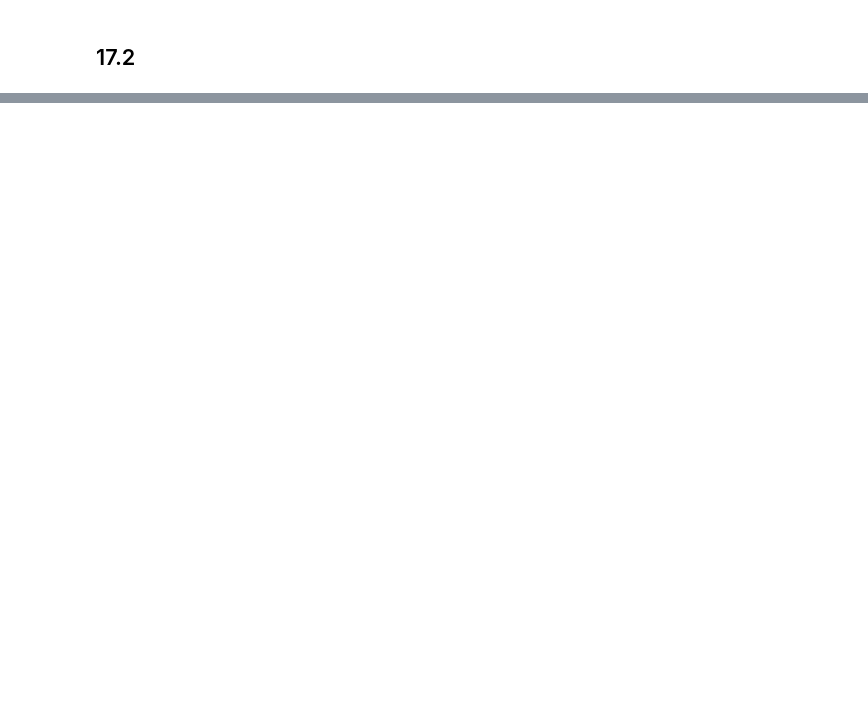
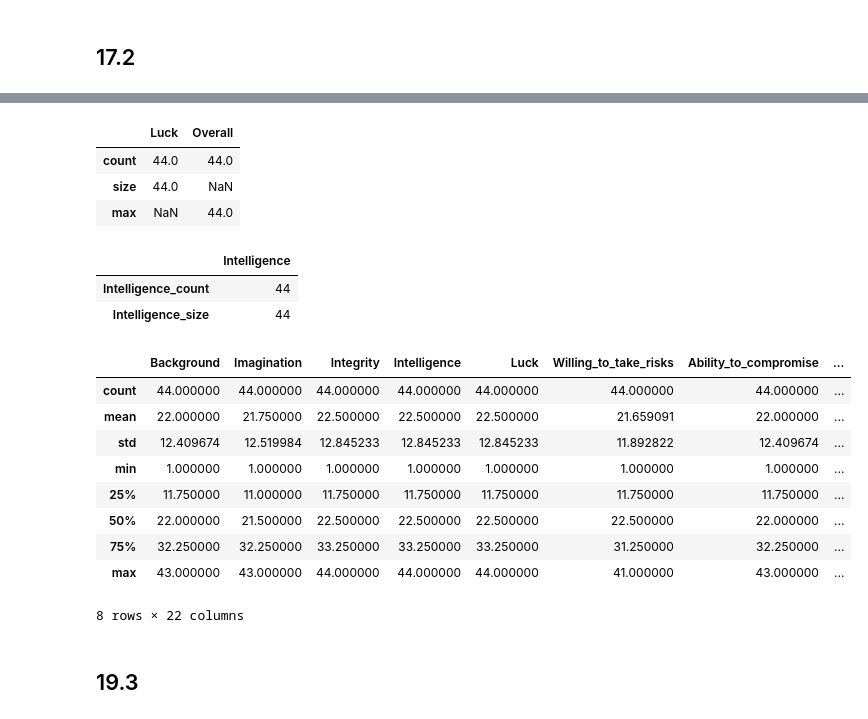
Before and after one commit to pydatawrangler/eda_ref, a Jupyter notebook: book-effective-pandas/effective_pandas_04_chap17-20.ipynb, the cells around one changed output, grey strips where cells are left out. Saved outputs shown, nothing was run; the diff lists cells and outputs as text; code cells hidden in the pictures; blank space fills up the shorter version.

```diff
--- a/book-effective-pandas/effective_pandas_04_chap17.ipynb
+++ b/book-effective-pandas/effective_pandas_04_chap17-20.ipynb
@@ -140,0 +408,30 @@ Text(0.5, 1.0, 'Presidential Ranking')
+# %%
+pres.agg({'Luck': ['count', 'size'], 'Overall': ['count', 'max']})
+# %% [output]
+|  | Luck | Overall |
+| count | 44.0 | 44.0 |
+| size | 44.0 | NaN |
+| max | NaN | 44.0 |
+# %%
+pres.agg(Intelligence_count=('Intelligence', 'count'),
+        Intelligence_size=('Intelligence', 'size')
+        )
+# %% [output]
+|  | Intelligence |
+| Intelligence_count | 44 |
+| Intelligence_size | 44 |
+# %%
+pres.describe()
+# %% [output]
+|  | Background | Imagination | Integrity | Intelligence | Luck | Willing_to_take_risks | Ability_to_compromise | ... |
+| count | 44.000000 | 44.000000 | 44.000000 | 44.000000 | 44.000000 | 44.000000 | 44.000000 | ... |
+| mean | 22.000000 | 21.750000 | 22.500000 | 22.500000 | 22.500000 | 21.659091 | 22.000000 | ... |
+| std | 12.409674 | 12.519984 | 12.845233 | 12.845233 | 12.845233 | 11.892822 | 12.409674 | ... |
+| min | 1.000000 | 1.000000 | 1.000000 | 1.000000 | 1.000000 | 1.000000 | 1.000000 | ... |
+| 25% | 11.750000 | 11.000000 | 11.750000 | 11.750000 | 11.750000 | 11.750000 | 11.750000 | ... |
+| 50% | 22.000000 | 21.500000 | 22.500000 | 22.500000 | 22.500000 | 22.500000 | 22.000000 | ... |
+| 75% | 32.250000 | 32.250000 | 33.250000 | 33.250000 | 33.250000 | 31.250000 | 32.250000 | ... |
+| max | 43.000000 | 43.000000 | 44.000000 | 44.000000 | 44.000000 | 41.000000 | 43.000000 | ... |
+8 rows × 22 columns
+# %% [markdown]
+## 19.3
```
Also changed, not shown: parts of 35 cells of this notebook, 1 other file.
